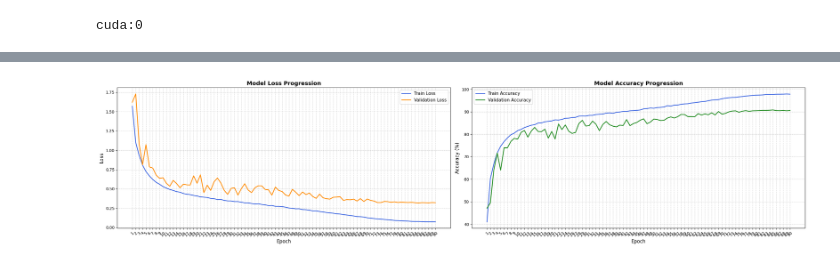
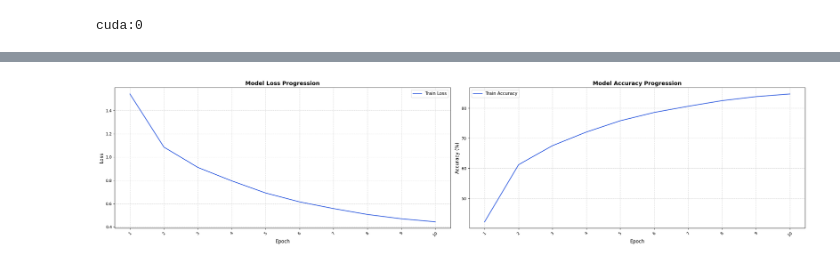
Before and after one commit to AveZorgen/deep-learning-course-practice-2026, a Jupyter notebook: laboratory_work_2/KulikovAY/submit.ipynb, the cells around one changed output, grey strips where cells are left out. Drawn from its saved outputs; the diff is of its cells as text; code cells hidden in the pictures.

```diff
--- a/laboratory_work_2/KulikovAY/submit.ipynb
+++ b/laboratory_work_2/KulikovAY/submit.ipynb
@@ -59,7 +66,7 @@ data[b'labels'][0], data[b'filenames'][0], data[b'data'][0]
  b'compact_car_s_001706.png',
  array([255, 252, 253, ..., 173, 231, 248], shape=(3072,), dtype=uint8))
 # %%
-meta = unpickle(r'cifar-10-batches-py\batches.meta')
+meta = unpickle(f'{DATA_PATH}/batches.meta')
 for k, v in meta.items():
     print(k, v)
 # %% [output]
@@ -73,20 +80,14 @@ import torch
 
 config = {
     "seed": 42,
-    "blocks_per_stage": (2, 2, 2),
-    "channels_per_stage": (16, 32, 64),
     "batch_size": 128,
     "zoom_scale": (0.9, 1.1),
     "zoom_probability": 0.5,
     "num_epochs": 15,
-    "learning_rates": (0.03, 0.1),
+    "learning_rate": 0.03,
     "momentum": 0.9,
     "weight_decay": 5e-4,
     "min_learning_rate": 1e-4,
-    "validation_per_class": 500,
-    "tuning_epochs": 3,
-    "tuning_train_size": 10000,
-    "tuning_validation_size": 2000,
 }
 
 def set_seed(seed):
@@ -561,41 +419,30 @@ Selected learning rate: 0.03 (validation accuracy=44.60%)
 # %%
-config['num_epochs'] = 90
+config['num_epochs'] = 10
 # %%
-# Start the full run from new weights; tuning models are discarded.
 set_seed(config["seed"])
 train_generator.manual_seed(config["seed"])
-cnn_model = build_model().to(device)
-optimizer = make_optimizer(cnn_model, learning_rate)
+cnn_model = ResNet(num_classes=num_classes).to(device)
+optimizer = torch.optim.SGD(
+    cnn_model.parameters(), lr=config["learning_rate"],
+    momentum=config["momentum"], weight_decay=config["weight_decay"],
+)
 scheduler = torch.optim.lr_scheduler.CosineAnnealingLR(
     optimizer, T_max=config["num_epochs"], eta_min=config["min_learning_rate"]
 )
 metrics = []
-best_score = (-1.0, float("-inf"))
-best_state = None
-best_epoch = None
 for epoch in range(config["num_epochs"]):
     started = time.perf_counter()
     epoch_learning_rate = optimizer.param_groups[0]["lr"]
     train_result = run_epoch(cnn_model, train_loader, optimizer)
-    validation_result = run_epoch(cnn_model, validation_loader)
     metrics.append({
         "train_loss": train_result["loss"], "train_accuracy": train_result["accuracy"],
-        "validation_loss": validation_result["loss"], "validation_accuracy": validation_result["accuracy"],
         "learning_rate": epoch_learning_rate,
     })
-    score = (validation_result["accuracy"], -validation_result["loss"])
-    if score > best_score:
-        best_score = score
-        best_epoch = epoch + 1
-        best_state = {name: value.detach().cpu().clone() for name, value in cnn_model.state_dict().items()}
     scheduler.step()
     print(
         f"Epoch[{epoch + 1}/{config['num_epochs']}]: lr={epoch_learning_rate:.5f} "
         f"train_loss={train_result['loss']:.4f} train_accuracy={train_result['accuracy']:.4f} "
-        f"val_loss={validation_result['loss']:.4f} val_accuracy={validation_result['accuracy']:.4f} "
         f"elapsed={time.perf_counter() - started:.1f}s", flush=True,
     )
-cnn_model.load_state_dict(best_state)
 cnn_model.eval()
-print(f"Restored epoch {best_epoch}; best validation accuracy = {best_score[0]:.2%}")
 # %% [output]
@@ -633,28 +471,26 @@ metrics[-1]
 # %%
 epochs = range(1, len(metrics) + 1)
 fig, ax = plt.subplots(1, 2, figsize=(25, 6))
 
 ax[0].plot(epochs, [m["train_loss"] for m in metrics], label="Train Loss", color="royalblue", linewidth=2)
-ax[0].plot(epochs, [m["validation_loss"] for m in metrics], label="Validation Loss", color="darkorange", linewidth=2)
 ax[0].set_title("Model Loss Progression", fontsize=14, fontweight="bold")
 ax[0].set_xlabel("Epoch", fontsize=12)
 ax[0].set_ylabel("Loss", fontsize=12)
 ax[0].grid(True, linestyle="--", alpha=0.6)
 ax[0].legend(fontsize=11)
 
 ax[1].plot(epochs, [100 * m["train_accuracy"] for m in metrics], label="Train Accuracy", color="royalblue", linewidth=2)
-ax[1].plot(epochs, [100 * m["validation_accuracy"] for m in metrics], label="Validation Accuracy", color="forestgreen", linewidth=2)
 ax[1].set_title("Model Accuracy Progression", fontsize=14, fontweight="bold")
 ax[1].set_xlabel("Epoch", fontsize=12)
 ax[1].set_ylabel("Accuracy (%)", fontsize=12)
 ax[1].grid(True, linestyle="--", alpha=0.6)
 ax[1].legend(fontsize=11)
 
 for axis in ax:
     axis.set_xticks(list(epochs))
 ax[0].tick_params(axis="x", labelrotation=45)
 ax[1].tick_params(axis="x", labelrotation=45)
 plt.tight_layout()
 plt.show()
 # %% [output]
-[figure, old version]
+[figure, new version]
```
Also changed, not shown: parts of 14 cells of this notebook.
